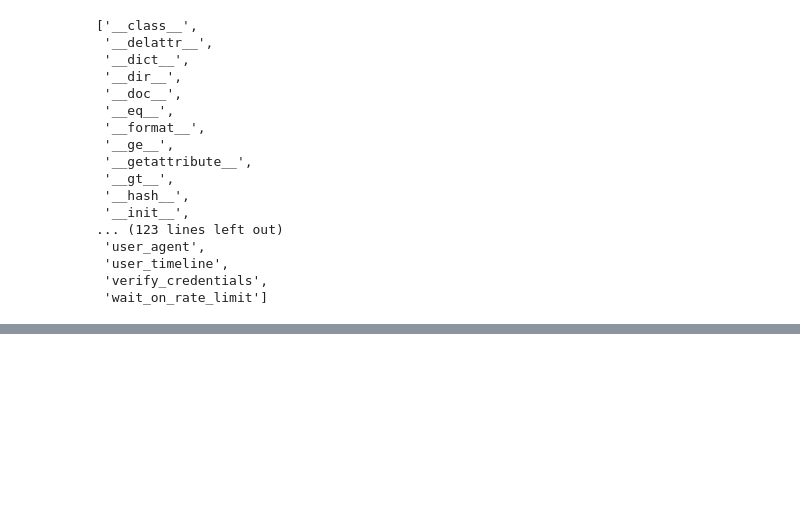
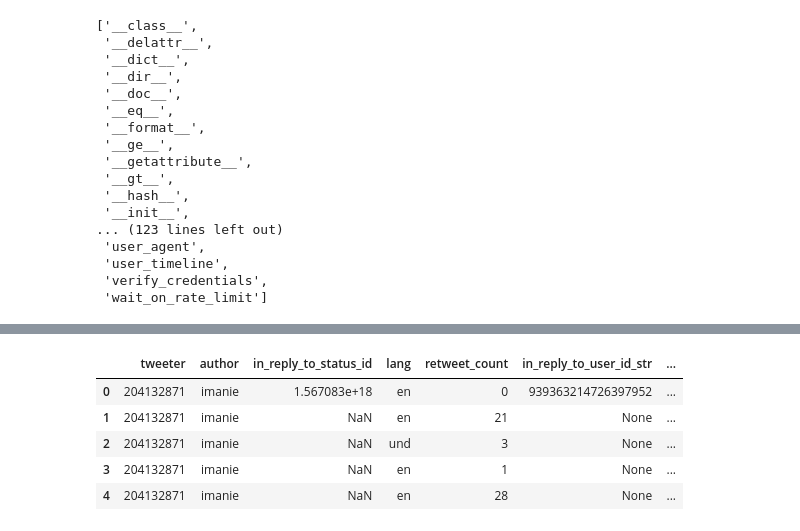
Before and after one commit to TaslimOwolarafe/Twitter-API, a Jupyter notebook: TweetJPT.ipynb, the cells around one changed output, grey strips where cells are left out. Cells and saved outputs as stored; diff of their text form; code cells hidden in the pictures; blank space fills up the shorter version.

Commit message:
tl data added

```diff
--- a/TweetJPT.ipynb
+++ b/TweetJPT.ipynb
@@ -142,0 +171,46 @@ df.head()
+# %%
+def extract_timeline_as_df(timeline_list):
+    columns = set()
+    allowed_types = [int, str]
+    tweets_data = []
+    # columns.add('Tweeter')
+    for status in timeline_list:
+    #     print(dict(vars(status)), "\n \n")
+        status_dict = dict(vars(status))
+    #     print(vars(status).keys(), "\n \n")
+#         print(status.user.screen_name)
+        keys = status_dict.keys()
+        single_tweet_data = {}
+        for k in keys:
+            if type(status_dict[k]) in allowed_types:
+                columns.add(k)
+
+    header_cols = list(columns)
+    header_cols = ['tweeter', 'author'] + header_cols
+    for status in timeline_list:
+        status_dict = dict(vars(status))
+        single_tweet_data = {'tweeter': status.user.id_str, 'author': status.author.screen_name}
+    #     single_tweet_data['Tweeter'] = status.user.screen_name
+        for h in header_cols[2::]:
+            try:
+                single_tweet_data[h] = status_dict[h]
+            except:
+                single_tweet_data[h] = "NaN"
+    #     print(single_tweet_data)
+        tweets_data.append(single_tweet_data)
+
+    tweets_data_list = [[j for j in x.values()] for x in tweets_data]
+    df = pd.DataFrame(tweets_data, columns=header_cols)
+    return df
+# %%
+imanie = api.get_user(screen_name="imanie")
+imanie_timeline = imanie.timeline()
+df1 = extract_timeline_as_df(imanie_timeline)
+df1.head()
+# %% [output]
+|  | tweeter | author | in_reply_to_status_id | lang | retweet_count | in_reply_to_user_id_str | ... |
+| 0 | 204132871 | imanie | 1.567083e+18 | en | 0 | 939363214726397952 | ... |
+| 1 | 204132871 | imanie | NaN | en | 21 | None | ... |
+| 2 | 204132871 | imanie | NaN | und | 3 | None | ... |
+| 3 | 204132871 | imanie | NaN | en | 1 | None | ... |
+| 4 | 204132871 | imanie | NaN | en | 28 | None | ... |
```
Also changed, not shown: parts of 6 cells of this notebook, 1 other file.
